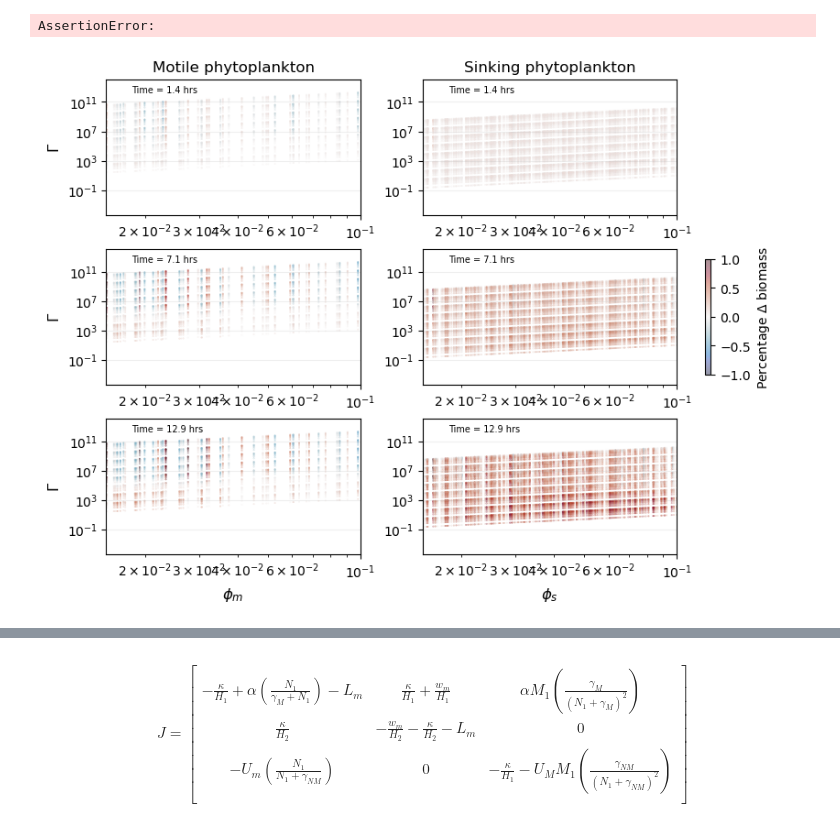
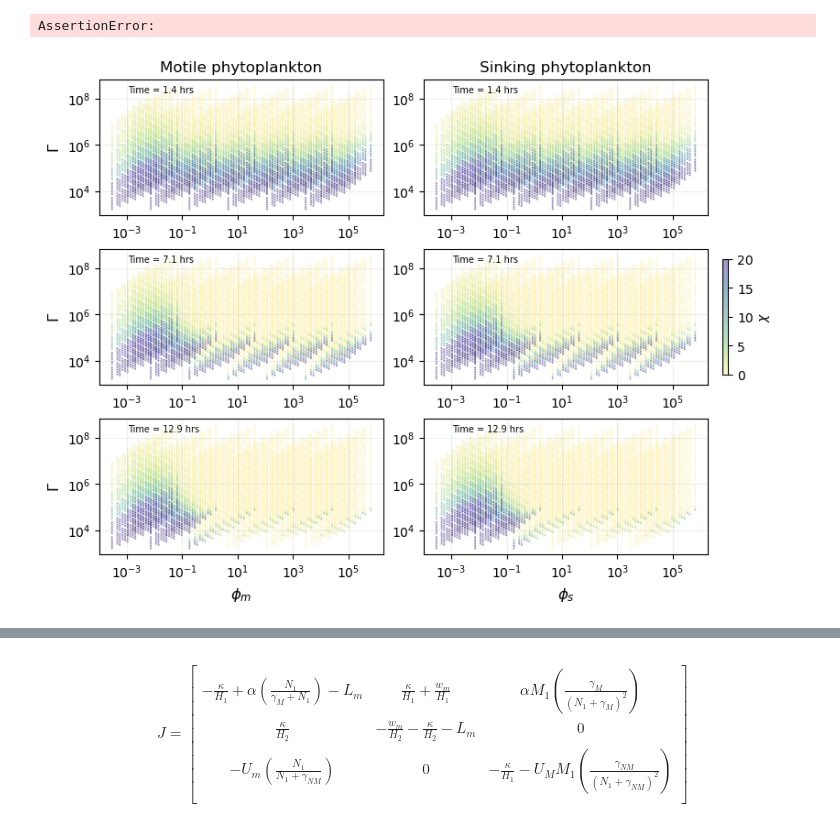
Before and after one commit to sienna-white/box_model, a Jupyter notebook: two_species.ipynb, the cells around one changed output, grey strips where cells are left out. Cells and saved outputs as stored; diff of their text form; code cells hidden in the pictures.

```diff
--- a/two_species.ipynb
+++ b/two_species.ipynb
@@ -83,9 +152,9 @@ vmin, vmax = -1, 1
 for i,T in enumerate([5, 25, 45]):
     hr = dst.t.values[T] * 1/3600
 
-    dst0 = dst.isel(t=T) #, init=0)
+    dst0 = dst.isel(t=T) #, kappa=slice(3,6)) #, n2=5)
 
-    P0 = dst0.m1.init * 2e6
+    P0 = dst0.m1.init * 1e6
     n2 = dst0.n2
     R = dst0.ratio
     H = dst0.depth
@@ -93,56 +162,60 @@ for i,T in enumerate([5, 25, 45]):
 
     # MICROCYSTIS ****************************************************************
     # uptake = (1/(1 + n2/pm.gamma_d)) * (uptake_d * P0)/ n2
-    growth_m = (1/(1 + n2/pm.gamma_m)) * pm.alpha
-    growth_d = (1/(1 + n2/pm.gamma_d)) * pm.beta
+    # growth_m = (1/(1 + n2/pm.gamma_m)) * pm.alpha
+    # growth_d = (1/(1 + n2/pm.gamma_d)) * pm.beta
+    # uptake = (1/(1 + n2/pm.gamma_d)) * (uptake_d * P0)/n2  + (1/(1 + n2/pm.gamma_m)) * (uptake_m * P0)/n2
 
-    uptake = (1/(1 + n2/pm.gamma_d)) * (uptake_d * P0)/n2  + (1/(1 + n2/pm.gamma_m)) * (uptake_m * P0)/n2
-    adv_m  = pm.wm/(R * H) #((1-R) * H)
+    growth_m = pm.alpha # * n2/pm.gamma_m
+    growth_d = pm.beta  #* n2/pm.gamma_d
+
+    uptake = pm.gamma_d/n2**2 * (uptake_d * P0) + pm.gamma_m/n2**2 * (uptake_m * P0)
+
+    adv_m  = pm.wm/(R * H) #(R * H) #R * H) #((1-R) * H)
     adv_d  = pm.wd/(R * H)
 
-    diff = kappa/(R * H)**2
+    diff = kappa/(R * H**2)
 
-    ndx =    growth_m/adv_m
-    ndy =    uptake/diff
+    ndx =    growth_m/diff
+    ndy =    uptake/adv_m
 
     ndx1 = ndx.broadcast_like(dst0.m1)
     ndy1 = ndy.broadcast_like(dst0.m1)
 
-    biomass_m = (dst0.m1 + dst0.m2 - P0) / (P0)
-    biomass_d = (dst0.d1 + dst0.d2 - P0) / (P0)
+    biomass_m = (dst0.m1 + dst0.m2 - 2*P0) / (2*P0)
+    biomass_d = (dst0.d1 + dst0.d2 - 2*P0) / (2*P0)
 
+    biomass_m = dst0.n1 #/ pm.gamma_m
+    biomass_d = dst0.n1 #/ pm.gamma_d
+    # ndx =    growth_d/adv_d
+    ndx2 = ndx.broadcast_like(dst0.m1)
 
-    ndy =    uptake/diff
-    ndx =    growth_d/adv_d
+    axs[i,0].scatter(ndx1, ndy1,    c=biomass_m, cmap=cmo.cm.haline_r, vmin=0, vmax=20, s=0.3, alpha=0.45)
+    h= axs[i,1].scatter(ndx2, ndy1, c=biomass_d, cmap=cmo.cm.haline_r, vmin=0, vmax=20, s=0.3, alpha=0.45)
 
-    ndx2 = ndx.broadcast_like(dst0.m1)
-    ndy2 = ndy.broadcast_like(dst0.m1)
-    # h= axs[i,1].plot(ndx.values.flatten(), ndy.values.flatten(), '.', markersize=0.1)
-    axs[i,0].scatter( ndx1, ndy1, c=biomass_m, cmap=cmo.cm.balance, vmin=vmin, vmax=vmax, s=0.1, alpha=0.45)
-
-    h= axs[i,1].scatter(ndx2, ndy1, c=biomass_d, cmap=cmo.cm.balance, vmin=vmin, vmax=vmax, s=0.1, alpha=0.45)
-    axs[i,1].annotate("Time = %2.1f hrs" % hr, xy=(0.1, 0.9), xycoords="axes fraction", fontsize=7) #, fontweight="bold")
-    axs[i,0].annotate("Time = %2.1f hrs" % hr, xy=(0.1, 0.9), xycoords="axes fraction", fontsize=7) #, fontweight="bold")
+    axs[i,1].annotate("Time = %2.1f hrs" % hr, xy=(0.1, 0.9), xycoords="axes fraction", fontsize=7)
+    axs[i,0].annotate("Time = %2.1f hrs" % hr, xy=(0.1, 0.9), xycoords="axes fraction", fontsize=7)
 
 for ax in axs.flatten():
     ax.set_xscale("log")
     ax.set_yscale("log")
-    ax.grid(alpha=0.2) # which="both") #, linestyle="--", linewidth=0.5)
-    ax.set_xlim(1.5e-2, 1e-1)
+    ax.grid(alpha=0.2)
+    # ax.set_xlim(1e-1, 1e0)
 
 axs[0,0].set_title("Motile phytoplankton")
 axs[0,1].set_title("Sinking phytoplankton")
 axs[-1,1].set_xlabel(r"$\phi_s$", fontsize=12)
 axs[-1,0].set_xlabel(r"$\phi_m$", fontsize=12)
 
 axs[0, 0].set_ylabel(r"$\Gamma$", fontsize=12)
 axs[1, 0].set_ylabel(r"$\Gamma$", fontsize=12)
 axs[2, 0].set_ylabel(r"$\Gamma$", fontsize=12)
 
+plt.colorbar(h, shrink=0.85, label=r"$\chi$", ax=axs[1,1])
 
-plt.colorbar(h, shrink=0.85, label=r"Percentage $\Delta$ biomass", ax=axs[1,1])
+# plt.colorbar(h, shrink=0.85, label=r"Percentage $\Delta$ biomass", ax=axs[1,1])
 # fig.savefig("two_species_nd.png", dpi=300)
 assert(False)
 # %% [output]
 AssertionError:
-[figure, old version]
+[figure, new version]
```
Also changed, not shown: parts of 8 cells of this notebook, 1 other file.
